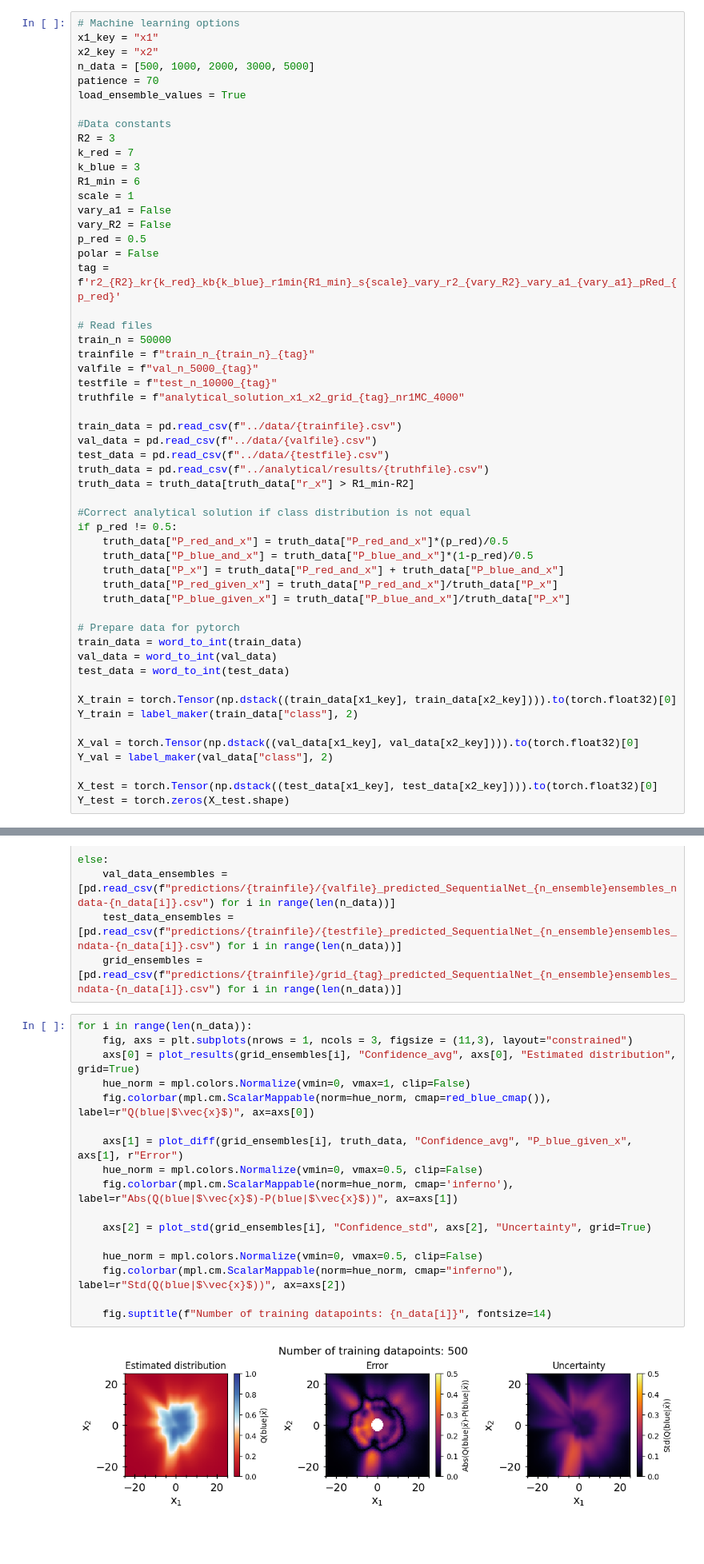
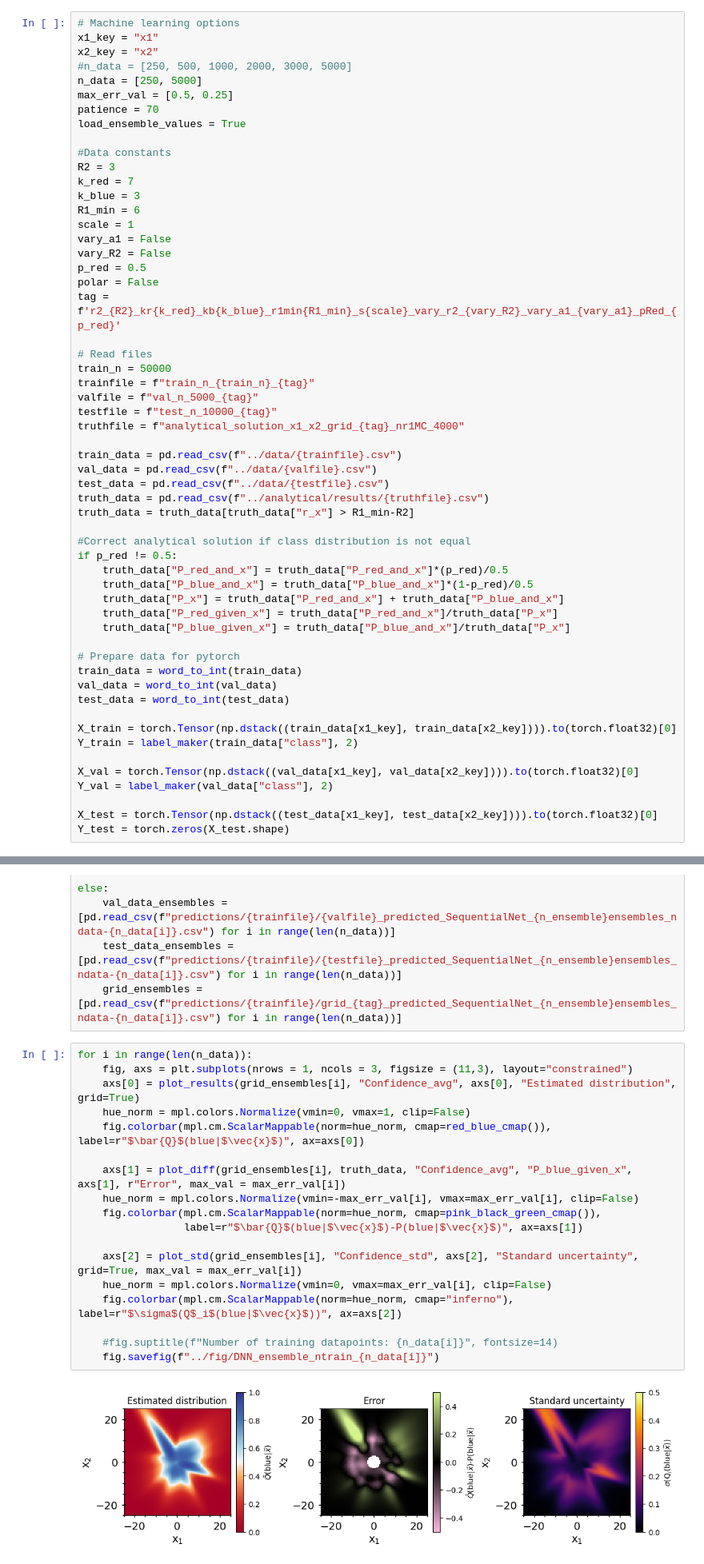
Before and after one commit to choisant/foundational-modeling, a Jupyter notebook: toy_experiment/DNN/DNN_ensemble.ipynb, the cells around one changed output, grey strips where cells are left out. Shown at 80% size. Cells and saved outputs as stored; diff of their text form; blank space fills up the shorter version.

```diff
--- a/toy_experiment/DNN/DNN_ensemble.ipynb
+++ b/toy_experiment/DNN/DNN_ensemble.ipynb
@@ -100,7 +102,9 @@ Using cuda:1 device NVIDIA TITAN V
 # Machine learning options
 x1_key = "x1"
 x2_key = "x2"
-n_data = [500, 1000, 2000, 3000, 5000]
+#n_data = [250, 500, 1000, 2000, 3000, 5000]
+n_data = [250, 5000]
+max_err_val = [0.5, 0.25]
 patience = 70
 load_ensemble_values = True
 
@@ -249,19 +253,20 @@ else:
 # %%
 for i in range(len(n_data)):
     fig, axs = plt.subplots(nrows = 1, ncols = 3, figsize = (11,3), layout="constrained")
     axs[0] = plot_results(grid_ensembles[i], "Confidence_avg", axs[0], "Estimated distribution", grid=True)
     hue_norm = mpl.colors.Normalize(vmin=0, vmax=1, clip=False)
-    fig.colorbar(mpl.cm.ScalarMappable(norm=hue_norm, cmap=red_blue_cmap()), label=r"Q(blue|$\vec{x}$)", ax=axs[0])
+    fig.colorbar(mpl.cm.ScalarMappable(norm=hue_norm, cmap=red_blue_cmap()), label=r"$\bar{Q}$(blue|$\vec{x}$)", ax=axs[0])
 
-    axs[1] = plot_diff(grid_ensembles[i], truth_data, "Confidence_avg", "P_blue_given_x", axs[1], r"Error")
-    hue_norm = mpl.colors.Normalize(vmin=0, vmax=0.5, clip=False)
-    fig.colorbar(mpl.cm.ScalarMappable(norm=hue_norm, cmap='inferno'), label=r"Abs(Q(blue|$\vec{x}$)-P(blue|$\vec{x}$))", ax=axs[1])
+    axs[1] = plot_diff(grid_ensembles[i], truth_data, "Confidence_avg", "P_blue_given_x", axs[1], r"Error", max_val = max_err_val[i])
+    hue_norm = mpl.colors.Normalize(vmin=-max_err_val[i], vmax=max_err_val[i], clip=False)
+    fig.colorbar(mpl.cm.ScalarMappable(norm=hue_norm, cmap=pink_black_green_cmap()),
+                 label=r"$\bar{Q}$(blue|$\vec{x}$)-P(blue|$\vec{x}$)", ax=axs[1])
 
-    axs[2] = plot_std(grid_ensembles[i], "Confidence_std", axs[2], "Uncertainty", grid=True)
+    axs[2] = plot_std(grid_ensembles[i], "Confidence_std", axs[2], "Standard uncertainty", grid=True, max_val = max_err_val[i])
+    hue_norm = mpl.colors.Normalize(vmin=0, vmax=max_err_val[i], clip=False)
+    fig.colorbar(mpl.cm.ScalarMappable(norm=hue_norm, cmap="inferno"), label=r"$\sigma$(Q$_i$(blue|$\vec{x}$))", ax=axs[2])
 
-    hue_norm = mpl.colors.Normalize(vmin=0, vmax=0.5, clip=False)
-    fig.colorbar(mpl.cm.ScalarMappable(norm=hue_norm, cmap="inferno"), label=r"Std(Q(blue|$\vec{x}$))", ax=axs[2])
-
-    fig.suptitle(f"Number of training datapoints: {n_data[i]}", fontsize=14)
+    #fig.suptitle(f"Number of training datapoints: {n_data[i]}", fontsize=14)
+    fig.savefig(f"../fig/DNN_ensemble_ntrain_{n_data[i]}")
 # %% [output]
-[figure, old version]
+[figure, new version]
```
Also changed, not shown: parts of 7 cells of this notebook, 57 other files.
